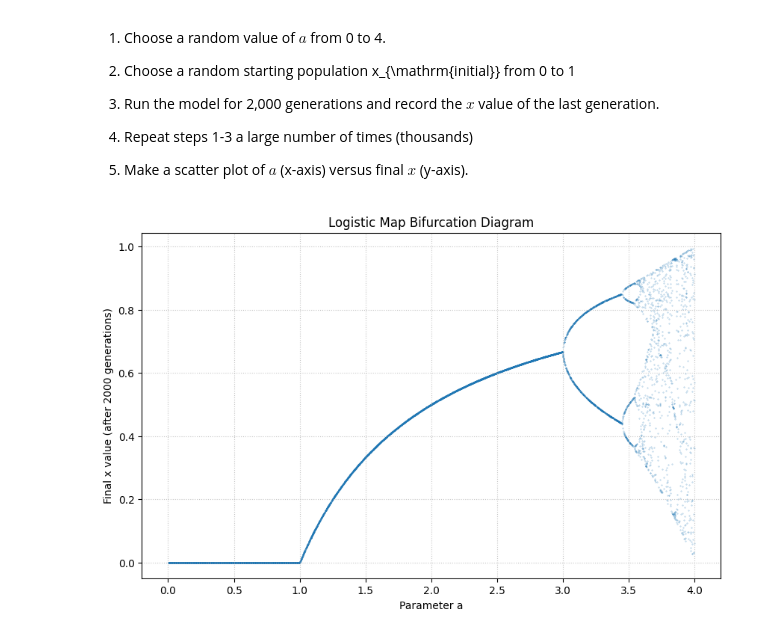
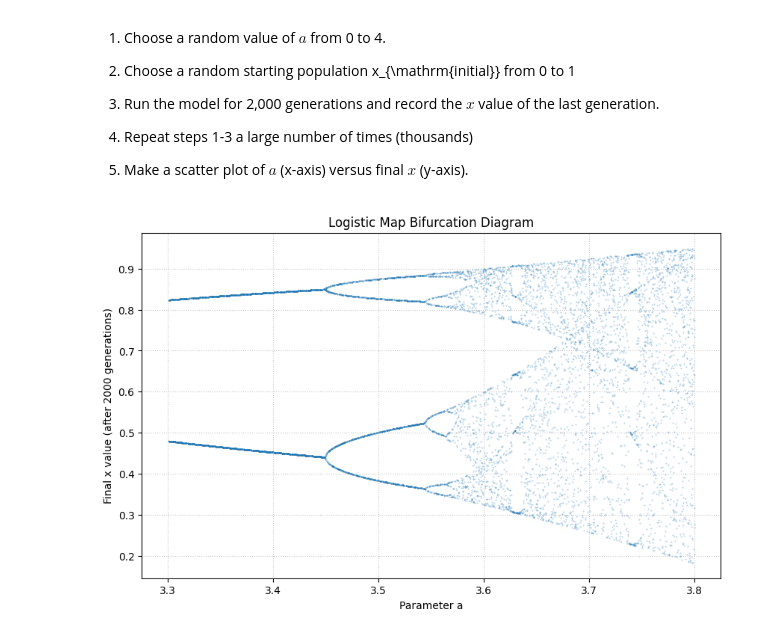
Before and after one commit to cathdong66-lgtm/EMSC2010-W9-L1, a Jupyter notebook: emsc2010_w9_l1_nb2_u7919006.ipynb, the cells around one changed output. Drawn from its saved outputs; the diff is of its cells as text; code cells hidden in the pictures.

```diff
--- a/emsc2010_w9_l1_nb2_u7919006.ipynb
+++ b/emsc2010_w9_l1_nb2_u7919006.ipynb
@@ -153,34 +153,34 @@ Follow these steps:
 # Parameters for the simulation
 num_iterations = 10000  # Number of times to repeat steps 1-3
 num_generations_per_iteration = 2000 # Number of generations for each simulation
 
 # Lists to store results for plotting
 a_values = []
 final_x_values = []
 
-for _ in range(num_iterations):
+for i in range(num_iterations):
     # Step 1: Choose a random value of 'a' from 0 to 4
-    a = np.random.uniform(0, 4)
+    a = np.random.uniform(3.3, 3.8)
 
     # Step 2: Choose a random starting population x_initial from 0 to 1
     x_initial = np.random.uniform(0, 1)
 
     # Step 3: Run the model for 2,000 generations and record the x value of the last generation
     x = x_initial
-    for _ in range(num_generations_per_iteration):
+    for j in range(num_generations_per_iteration):
         x = a * x * (1 - x)
 
     # Store the results
     a_values.append(a)
     final_x_values.append(x)
 
 # Step 5: Make a scatter plot of a (x-axis) versus final x (y-axis)
 plt.figure(figsize=(10, 6))
 plt.scatter(a_values, final_x_values, s=0.1, alpha=0.5)
 plt.title('Logistic Map Bifurcation Diagram')
 plt.xlabel('Parameter a')
 plt.ylabel('Final x value (after 2000 generations)')
 plt.grid(True, linestyle=':', alpha=0.7)
 plt.show()
 # %% [output]
-[figure, old version]
+[figure, new version]
```
